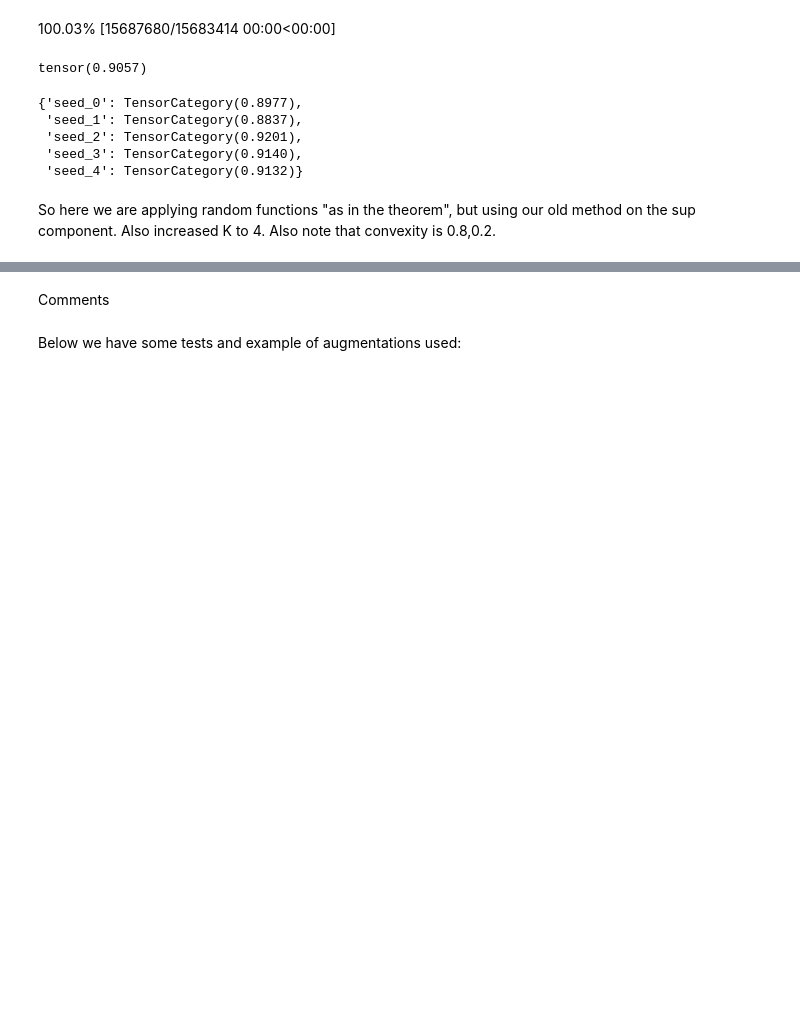
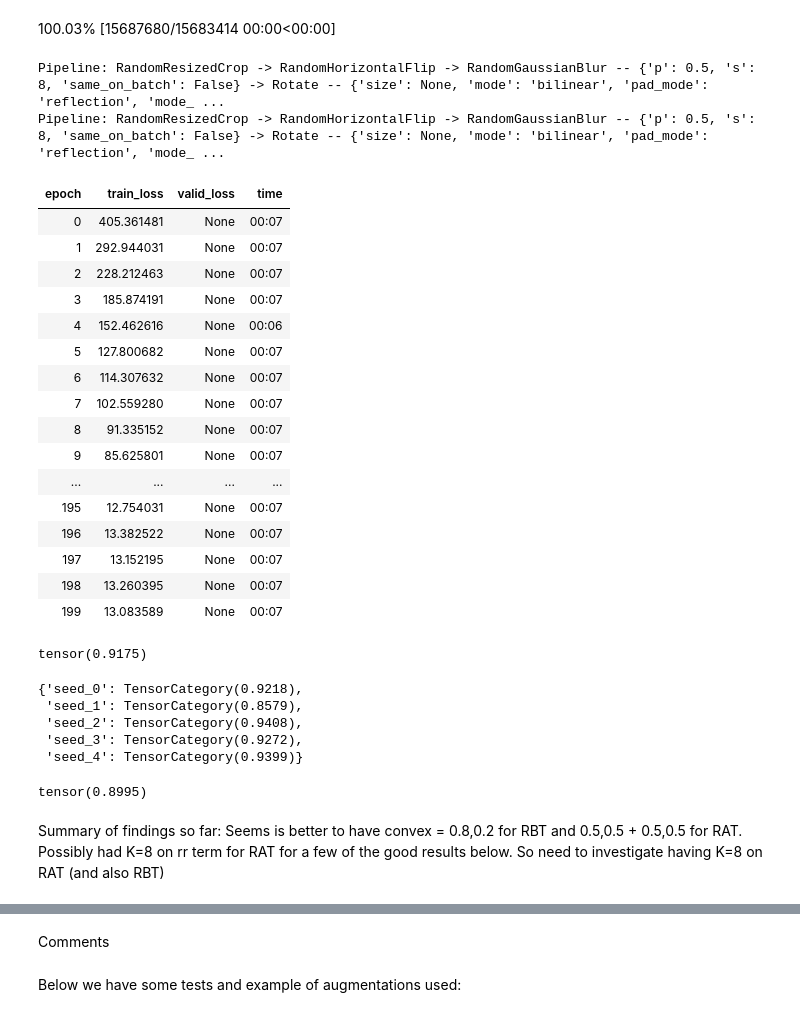
Before and after one commit to hamish-haggerty/AI-hacking, a Jupyter notebook: SSL/BT_MNIST_new3.ipynb, the cells around one changed output, grey strips where cells are left out. Saved outputs shown, nothing was run; the diff lists cells and outputs as text; code cells hidden in the pictures; blank space fills up the shorter version.

```diff
--- a/SSL/BT_MNIST_new3.ipynb
+++ b/SSL/BT_MNIST_new3.ipynb
@@ -276,11 +276,11 @@ class BarlowTwins(Callback):
         # #cdiff_2 = Ctem.pow(2)
         # cdiff_2 = (0.5*Ctem1.pow(2) + 0.5*Ctem2.pow(2)) #+ 0.1*Ctem.pow(2)
 
-        CdiffSup = Cdiff_Sup(I=self.I,inner_steps=self.inner_steps,bs=bs)
+        CdiffSup = Cdiff_Sup(I=self.I,inner_steps=self.inner_steps,bs=bs,indep=False)
         cdiff_2 = CdiffSup(z1norm,z2norm)
 
         #CdiffRand = Cdiff_Rand(seed=self.seed,bs=bs,std=0.2,K=4) #best so far
-        CdiffRand = Cdiff_Rand(seed=self.seed,bs=bs,std=0.2,K=4)
+        CdiffRand = Cdiff_Rand(seed=self.seed,bs=bs,std=0.2,K=8)
         cdiff_2_2 = CdiffRand(z1norm,z2norm)
 
         cdiff_2 = 0.8*cdiff_2_2 + 0.2*cdiff_2 #best so far 0.8,0.2 and K=4 above.
@@ -433,13 +433,13 @@ class BarlowTwins(Callback):
 
         # cdiff = self.lmb*(cdiff1+cdiff2) #add to loss
 
-        CdiffRand = Cdiff_Rand(seed=self.seed,bs=bs,std=0.2,K=4)
+        CdiffRand = Cdiff_Rand(seed=self.seed,bs=bs,std=0.2,K=8)
         cdiff1  = CdiffRand(z1norm,z1norm_two)
         CdiffSup = Cdiff_Sup(I=self.I,inner_steps=5,bs=bs,indep=False)
         cdiff11 = CdiffSup(z1norm,z1norm_two)
         #cdiff11 = (z1norm.T @ z1norm_two) / bs
 
-        cdiff1 = 0.8*cdiff1 + 0.2*cdiff11
+        cdiff1 = 0.5*cdiff1 + 0.5*cdiff11
 
         # CdiffRand = Cdiff_Rand(seed=self.seed,bs=bs,std=0.2,K=2)
         # cdiff2  = CdiffRand(z2norm,z2norm_two)
@@ -663,33 +663,61 @@ dls_test=bt_data.dls_test
 # %%
 #In this cell we train BT / RBT and then evaluate
 
 #Train BT / RBT
 ps=500
 hs=500
-# fastai_encoder = create_fastai_encoder(xresnet18(),pretrained=False,n_in=1)
-# model = create_barlow_twins_model(fastai_encoder, hidden_size=hs,projection_size=ps)# projection_size=1024)
-# aug_pipelines = get_barlow_twins_aug_pipelines(size=28, rotate=True,flip_p=0,resize_scale=(0.7,1), jitter=False, bw=False,blur=True,blur_p=0.5,blur_s=8, stats=None, cuda=True)
-# learn = Learner(dls,model, cbs=[BarlowTwins(aug_pipelines, print_augs=True)])
-# learn.fit(200)
+fastai_encoder = create_fastai_encoder(xresnet18(),pretrained=False,n_in=1)
+model = create_barlow_twins_model(fastai_encoder, hidden_size=hs,projection_size=ps)# projection_size=1024)
+aug_pipelines = get_barlow_twins_aug_pipelines(size=28, rotate=True,flip_p=0,resize_scale=(0.7,1), jitter=False, bw=False,blur=True,blur_p=0.5,blur_s=8, stats=None, cuda=True)
+learn = Learner(dls,model, cbs=[BarlowTwins(aug_pipelines, print_augs=True)])
+learn.fit(200)
 
 #Test performance of encoder
 performance_dict={}
 fastai_encoder.eval()
 encoder_nograd = turnoffgrad_model(fastai_encoder)
 for num in range(5):
 
     pct_correct = eval_encoder(encoder_nograd,tune_seed=tune_seed+num)
     performance_dict[f'seed_{num}'] = pct_correct
 
 print(torch.mean(tensor(list(performance_dict.values()))))
 performance_dict
 # %% [output]
-tensor(0.9057)
+Pipeline: RandomResizedCrop -> RandomHorizontalFlip -> RandomGaussianBlur -- {'p': 0.5, 's': 8, 'same_on_batch': False} -> Rotate -- {'size': None, 'mode': 'bilinear', 'pad_mode': 'reflection', 'mode_ ...
+Pipeline: RandomResizedCrop -> RandomHorizontalFlip -> RandomGaussianBlur -- {'p': 0.5, 's': 8, 'same_on_batch': False} -> Rotate -- {'size': None, 'mode': 'bilinear', 'pad_mode': 'reflection', 'mode_ ...
+| epoch | train_loss | valid_loss | time |
+| 0 | 405.361481 | None | 00:07 |
+| 1 | 292.944031 | None | 00:07 |
+| 2 | 228.212463 | None | 00:07 |
+| 3 | 185.874191 | None | 00:07 |
+| 4 | 152.462616 | None | 00:06 |
+| 5 | 127.800682 | None | 00:07 |
+| 6 | 114.307632 | None | 00:07 |
+| 7 | 102.559280 | None | 00:07 |
+| 8 | 91.335152 | None | 00:07 |
+| 9 | 85.625801 | None | 00:07 |
+| ... | ... | ... | ... |
+| 195 | 12.754031 | None | 00:07 |
+| 196 | 13.382522 | None | 00:07 |
+| 197 | 13.152195 | None | 00:07 |
+| 198 | 13.260395 | None | 00:07 |
+| 199 | 13.083589 | None | 00:07 |
-{'seed_0': TensorCategory(0.8977),
- 'seed_1': TensorCategory(0.8837),
- 'seed_2': TensorCategory(0.9201),
- 'seed_3': TensorCategory(0.9140),
- 'seed_4': TensorCategory(0.9132)}
+tensor(0.9175)
+{'seed_0': TensorCategory(0.9218),
+ 'seed_1': TensorCategory(0.8579),
+ 'seed_2': TensorCategory(0.9408),
+ 'seed_3': TensorCategory(0.9272),
+ 'seed_4': TensorCategory(0.9399)}
-# %% [markdown]
-So here we are applying random functions "as in the theorem", but using our old method on the sup component. Also increased K to 4. Also note that convexity is 0.8,0.2.
+# %%
+RAT = {'seed_0': TensorCategory(0.8830),
+ 'seed_1': TensorCategory(0.8535),
+ 'seed_2': TensorCategory(0.9296),
+ 'seed_3': TensorCategory(0.9033),
+ 'seed_4': TensorCategory(0.9283)}
+print(torch.mean(tensor(list(RAT.values())))) #tensor(0.8996)
+# %% [output]
+tensor(0.8995)
+# %% [markdown]
+Summary of findings so far: Seems is better to have convex = 0.8,0.2 for RBT and 0.5,0.5 + 0.5,0.5 for RAT. Possibly had K=8 on rr term for RAT for a few of the good results below. So need to investigate having K=8 on RAT (and also RBT)
 # %%
```
Also changed, not shown: parts of 2 cells of this notebook.
